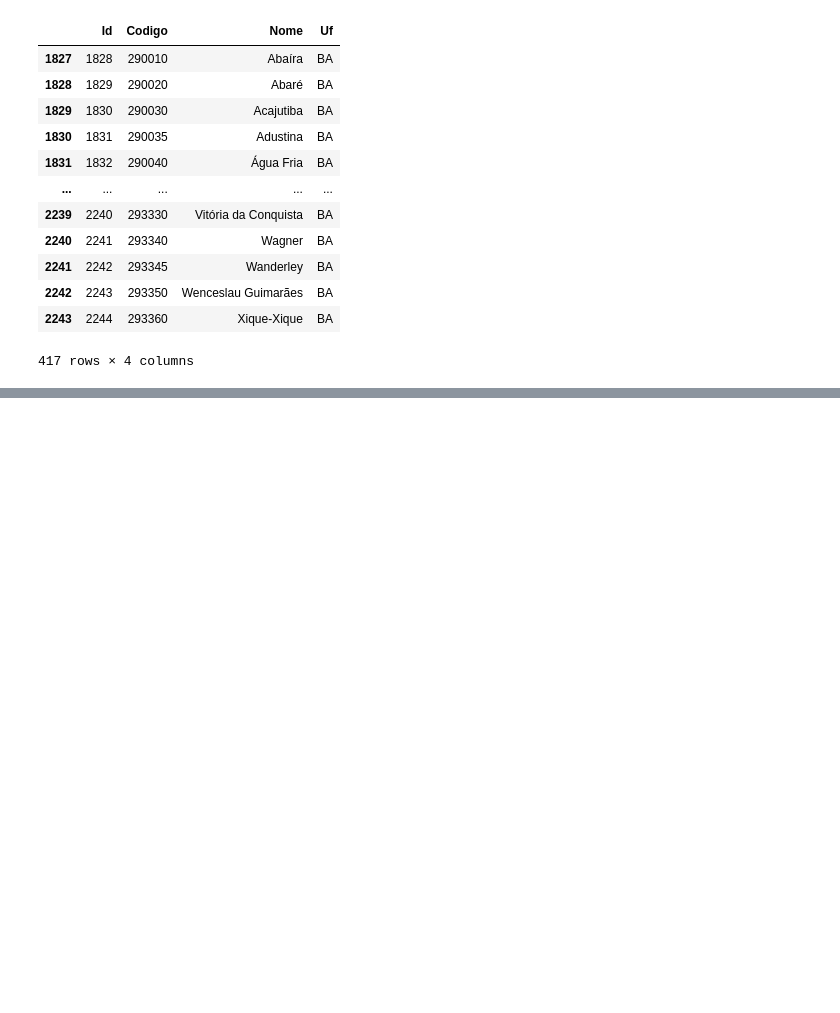
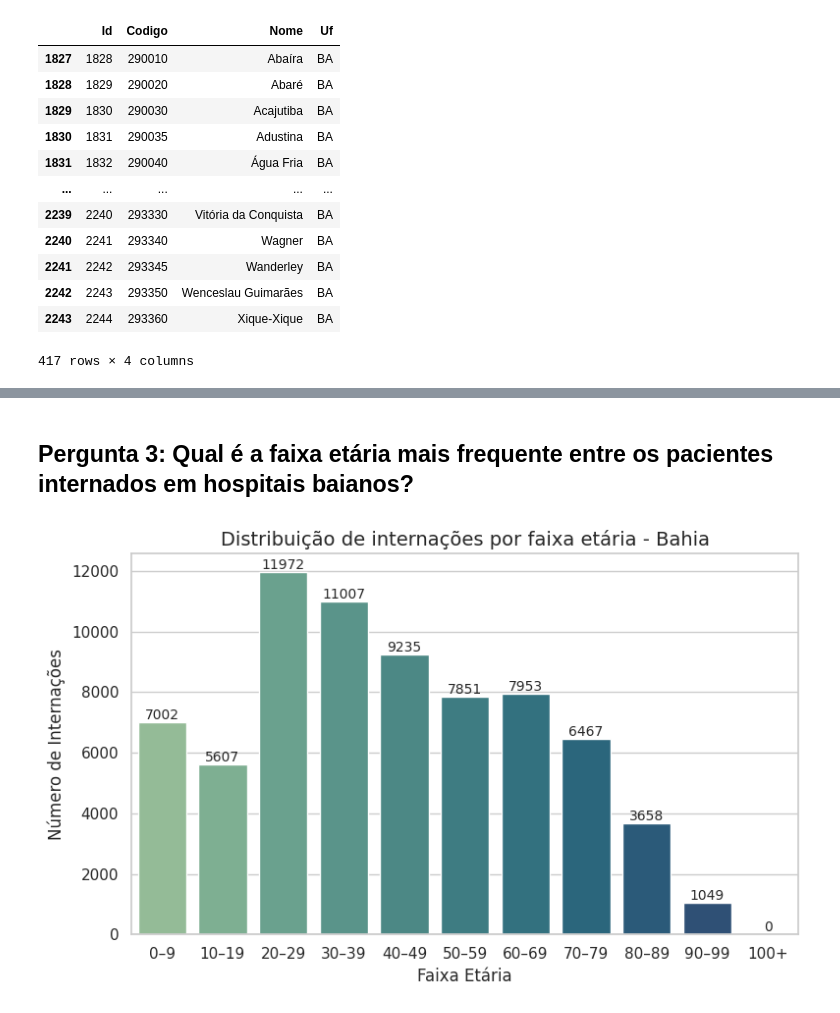
Before and after one commit to Maikoandre/DataSUS-Analysis, a Jupyter notebook: sia_analysis.ipynb, the cells around one changed output, grey strips where cells are left out. Drawn from its saved outputs; the diff is of its cells as text; code cells hidden in the pictures; blank space fills up the shorter version.

```diff
--- a/sia_analysis.ipynb
+++ b/sia_analysis.ipynb
@@ -259,0 +231,30 @@ plt.show()
+# %% [markdown]
+## Pergunta 3: Qual é a faixa etária mais frequente entre os pacientes internados em hospitais baianos?
+# %%
+# Criar faixas etárias
+bins = [0, 9, 19, 29, 39, 49, 59, 69, 79, 89, 99, 120]
+labels = ['0–9', '10–19', '20–29', '30–39', '40–49', '50–59', '60–69', '70–79', '80–89', '90–99', '100+']
+df_bahia['faixa_etaria'] = pd.cut(df_bahia['IDADE'].astype(int), bins=bins, labels=labels, right=True)
+
+# Contar internações por faixa etária
+faixa_counts = df_bahia['faixa_etaria'].value_counts().sort_index().reset_index()
+faixa_counts.columns = ['Faixa Etária', 'Internações']
+
+# Criar gráfico de barras
+sns.set(style="whitegrid")
+plt.figure(figsize=(8,5))
+ax = sns.barplot(data=faixa_counts, x='Faixa Etária', y='Internações', palette='crest')
+
+# Títulos e rótulos
+plt.title('Distribuição de internações por faixa etária - Bahia', fontsize=14)
+plt.xlabel('Faixa Etária', fontsize=12)
+plt.ylabel('Número de Internações', fontsize=12)
+
+# Rótulos nos valores
+for container in ax.containers:
+    ax.bar_label(container, fmt='%d', label_type='edge', fontsize=10)
+
+plt.tight_layout()
+plt.show()
+# %% [output]
+[figure, added]
```
Also changed, not shown: parts of 21 cells of this notebook.
